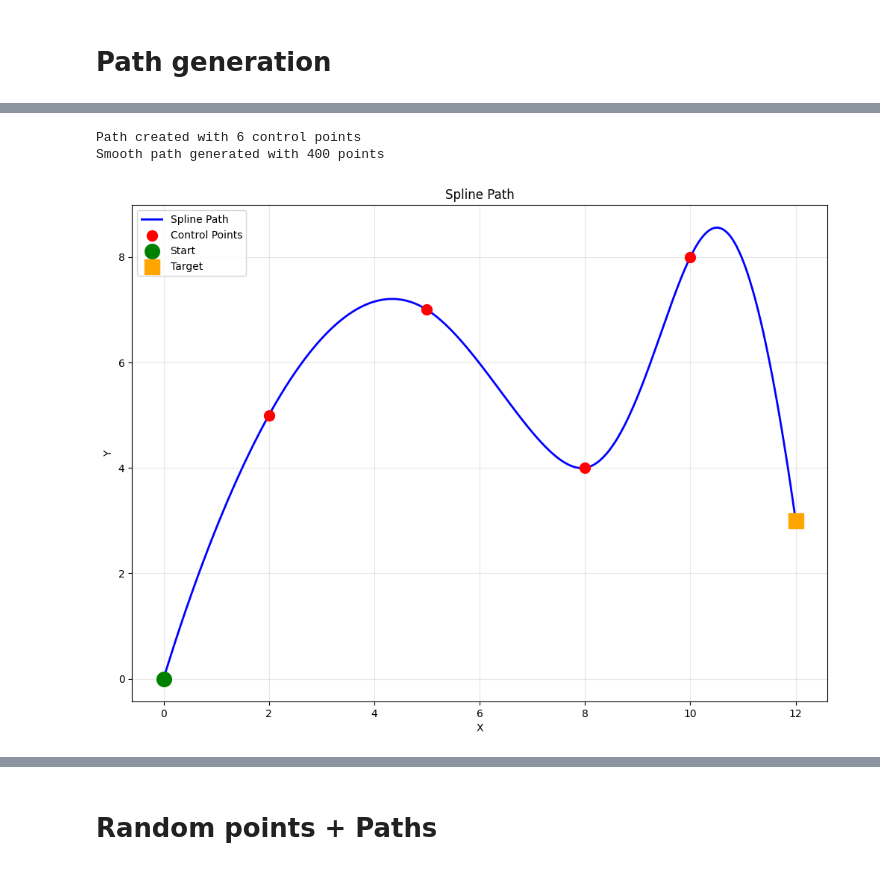
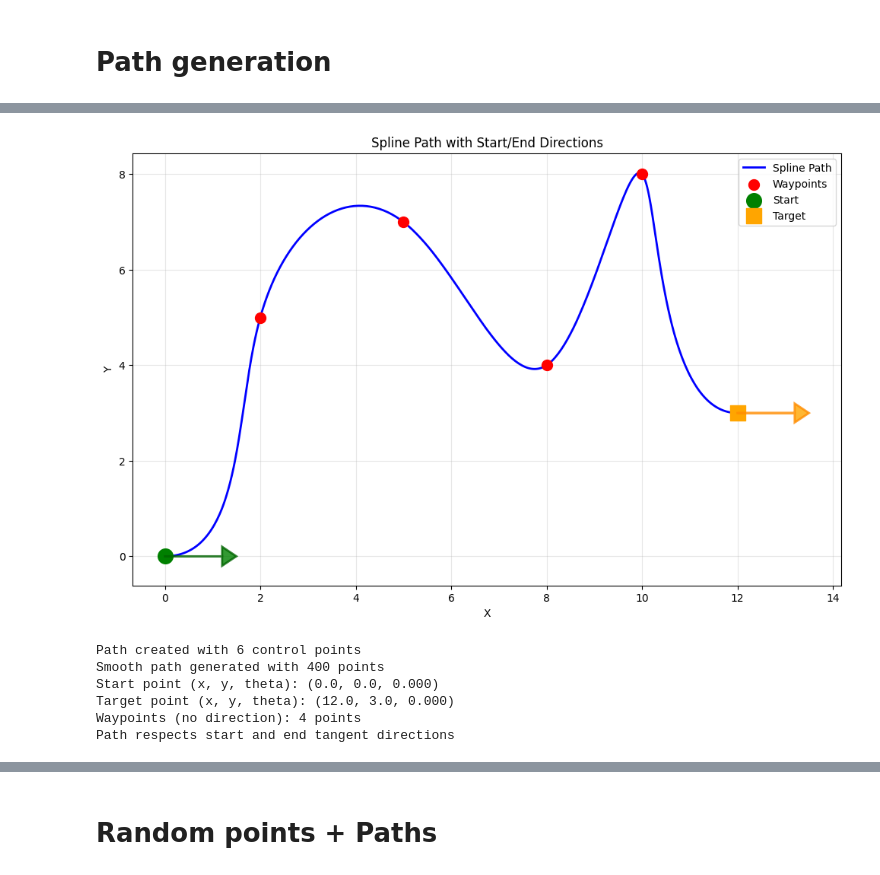
Before and after one commit to aldajo92/DockingAlgorithmEafit, a Jupyter notebook: Main.ipynb, the cells around one changed output, grey strips where cells are left out. Saved outputs shown, nothing was run; the diff lists cells and outputs as text; code cells hidden in the pictures.

```diff
--- a/Main.ipynb
+++ b/Main.ipynb
@@ -222,34 +419,34 @@ def generate_spline_path(start_point, spline_points, target_point, num_points=30
-# %%
-# Test the generate_spline_path function
-test_start = np.array([0, 0])
-test_spline = np.array([[2, 5], [5, 7], [8, 4], [10, 8]])
-test_target = np.array([12, 3])
-
-smooth_path, control_points = generate_spline_path(test_start, test_spline, test_target, num_points=400)
-
-print(f"Path created with {len(control_points)} control points")
-print(f"Smooth path generated with {len(smooth_path)} points")
-
-plot_spline_path(smooth_path, control_points, test_start, test_target)
-# %% [output]
-Path created with 6 control points
-Smooth path generated with 400 points
-[figure, removed]
 # %%
-def plot_spline_path(smooth_path, control_points, start_point, target_point):
-    fig, ax = plt.subplots(figsize=(10, 8))
+# Test the updated functions with [x, y, theta] format
+# Define start and target with direction angles
+test_start = np.array([0, 0, 0.0 * np.pi])  # [x, y, theta] - pointing down-right
+test_target = np.array([12, 3, 0.0 * np.pi])  # [x, y, theta] - pointing right
 
-    ax.plot(smooth_path[:, 0], smooth_path[:, 1], 'b-', linewidth=2, label='Spline Path')
-    ax.scatter(control_points[:, 0], control_points[:, 1], color='red', s=100, zorder=5, label='Control Points')
-    ax.scatter(start_point[0], start_point[1], color='green', s=200, marker='o', zorder=6, label='Start')
-    ax.scatter(target_point[0], target_point[1], color='orange', s=200, marker='s', zorder=6, label='Target')
+# Waypoints remain as [x, y] only
+test_spline = np.array([[2, 5], [5, 7], [8, 4], [10, 8]])
 
-    ax.set_xlabel('X')
-    ax.set_ylabel('Y')
-    ax.set_title('Spline Path')
-    ax.set_aspect('equal')
-    ax.grid(True, alpha=0.3)
-    ax.legend()
+# Generate spline path - theta will be extracted automatically
+smooth_path, control_points = generate_spline_path(
+    test_start, test_spline, test_target,
+    num_points=400,
+    derivative_magnitude=5.0
+)
 
-    plt.tight_layout()
-    plt.show()
+# Plot the path - theta will be extracted automatically
+plot_spline_path(smooth_path, control_points, test_start, test_target, arrow_length=1.2)
+
+# Print results
+print(f"Path created with {len(control_points)} control points")
+print(f"Smooth path generated with {len(smooth_path)} points")
+print(f"Start point (x, y, theta): ({test_start[0]}, {test_start[1]}, {test_start[2]:.3f})")
+print(f"Target point (x, y, theta): ({test_target[0]}, {test_target[1]}, {test_target[2]:.3f})")
+print(f"Waypoints (no direction): {len(test_spline)} points")
+print(f"Path respects start and end tangent directions")
+# %% [output]
+[figure, added]
+Path created with 6 control points
+Smooth path generated with 400 points
+Start point (x, y, theta): (0.0, 0.0, 0.000)
+Target point (x, y, theta): (12.0, 3.0, 0.000)
+Waypoints (no direction): 4 points
+Path respects start and end tangent directions
```
Also changed, not shown: parts of 13 cells of this notebook.
